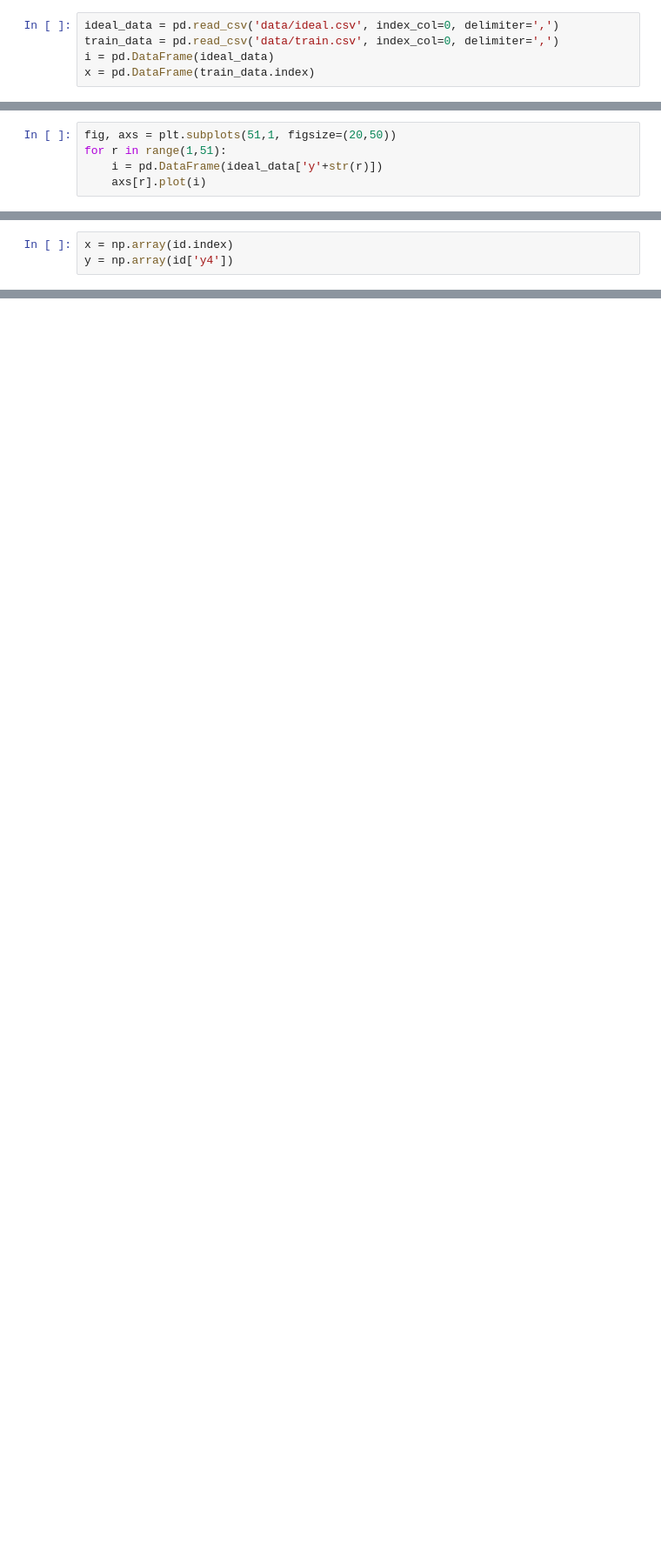
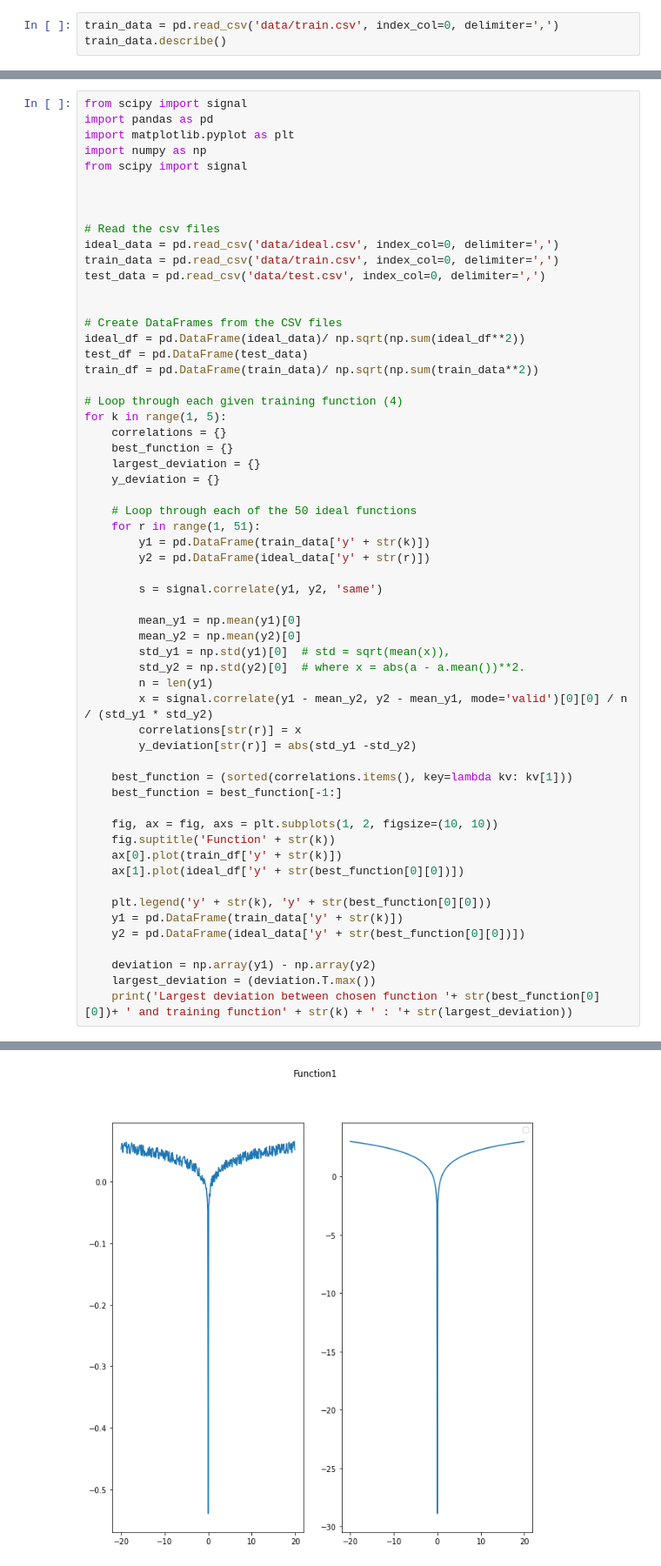
Before and after one commit to Dinkymoo/Dinkymoo-iu-python-assignment, a Jupyter notebook: plots.ipynb, the cells around one changed output, grey strips where cells are left out. Shown: that part at 87% size. Cells and saved outputs as stored; diff of their text form; blank space fills up the shorter version.

```diff
--- a/plots.ipynb
+++ b/plots.ipynb
@@ -236,5 +73,3 @@ plt.show()
 # %%
-ideal_data = pd.read_csv('data/ideal.csv', index_col=0, delimiter=',')
 train_data = pd.read_csv('data/train.csv', index_col=0, delimiter=',')
-i = pd.DataFrame(ideal_data)
-x = pd.DataFrame(train_data.index)
+train_data.describe()
@@ -241,5 +85,0 @@ x = pd.DataFrame(train_data.index)
-# %%
-fig, axs = plt.subplots(51,1, figsize=(20,50))
-for r in range(1,51):
-    i = pd.DataFrame(ideal_data['y'+str(r)])
-    axs[r].plot(i)
@@ -248,3 +85,0 @@ for r in range(1,51):
-# %%
-x = np.array(id.index)
-y = np.array(id['y4'])
@@ -283,0 +96,59 @@ plt.plot(res1['fun'])
+# %%
+from scipy import signal
+import pandas as pd
+import matplotlib.pyplot as plt
+import numpy as np
+from scipy import signal
+
+
+
+# Read the csv files
+ideal_data = pd.read_csv('data/ideal.csv', index_col=0, delimiter=',')
+train_data = pd.read_csv('data/train.csv', index_col=0, delimiter=',')
+test_data = pd.read_csv('data/test.csv', index_col=0, delimiter=',')
+
+
+# Create DataFrames from the CSV files
+ideal_df = pd.DataFrame(ideal_data)/ np.sqrt(np.sum(ideal_df**2))
+test_df = pd.DataFrame(test_data)
+train_df = pd.DataFrame(train_data)/ np.sqrt(np.sum(train_data**2))
+
+# Loop through each given training function (4)
+for k in range(1, 5):
+    correlations = {}
+    best_function = {}
+    largest_deviation = {}
+    y_deviation = {}
+
+    # Loop through each of the 50 ideal functions
+    for r in range(1, 51):
+        y1 = pd.DataFrame(train_data['y' + str(k)])
+        y2 = pd.DataFrame(ideal_data['y' + str(r)])
+
+        s = signal.correlate(y1, y2, 'same')
+
+        mean_y1 = np.mean(y1)[0]
+        mean_y2 = np.mean(y2)[0]
+        std_y1 = np.std(y1)[0]  # std = sqrt(mean(x)),
+        std_y2 = np.std(y2)[0]  # where x = abs(a - a.mean())**2.
+        n = len(y1)
+        x = signal.correlate(y1 - mean_y2, y2 - mean_y1, mode='valid')[0][0] / n / (std_y1 * std_y2)
+        correlations[str(r)] = x
+        y_deviation[str(r)] = abs(std_y1 -std_y2)
+
+    best_function = (sorted(correlations.items(), key=lambda kv: kv[1]))
+    best_function = best_function[-1:]
+
+    fig, ax = fig, axs = plt.subplots(1, 2, figsize=(10, 10))
+    fig.suptitle('Function' + str(k))
+    ax[0].plot(train_df['y' + str(k)])
+    ax[1].plot(ideal_df['y' + str(best_function[0][0])])
+
+    plt.legend('y' + str(k), 'y' + str(best_function[0][0]))
+    y1 = pd.DataFrame(train_data['y' + str(k)])
+    y2 = pd.DataFrame(ideal_data['y' + str(best_function[0][0])])
+
+    deviation = np.array(y1) - np.array(y2)
+    largest_deviation = (deviation.T.max())
+    print('Largest deviation between chosen function '+ str(best_function[0][0])+ ' and training function' + str(k) + ' : '+ str(largest_deviation))
+# %% [output]
@@ -283,0 +174 @@ plt.plot(res1['fun'])
+[figure, added]
```
Also changed, not shown: parts of 26 cells of this notebook, 22 other files.
